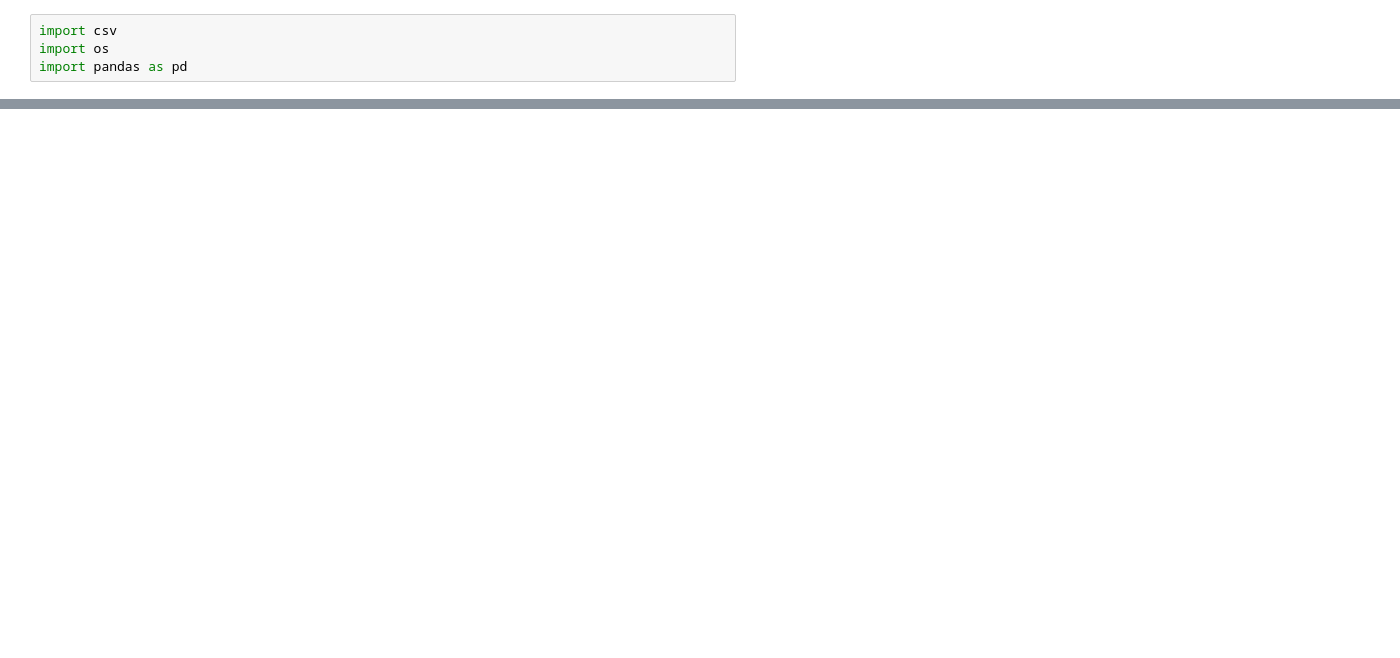
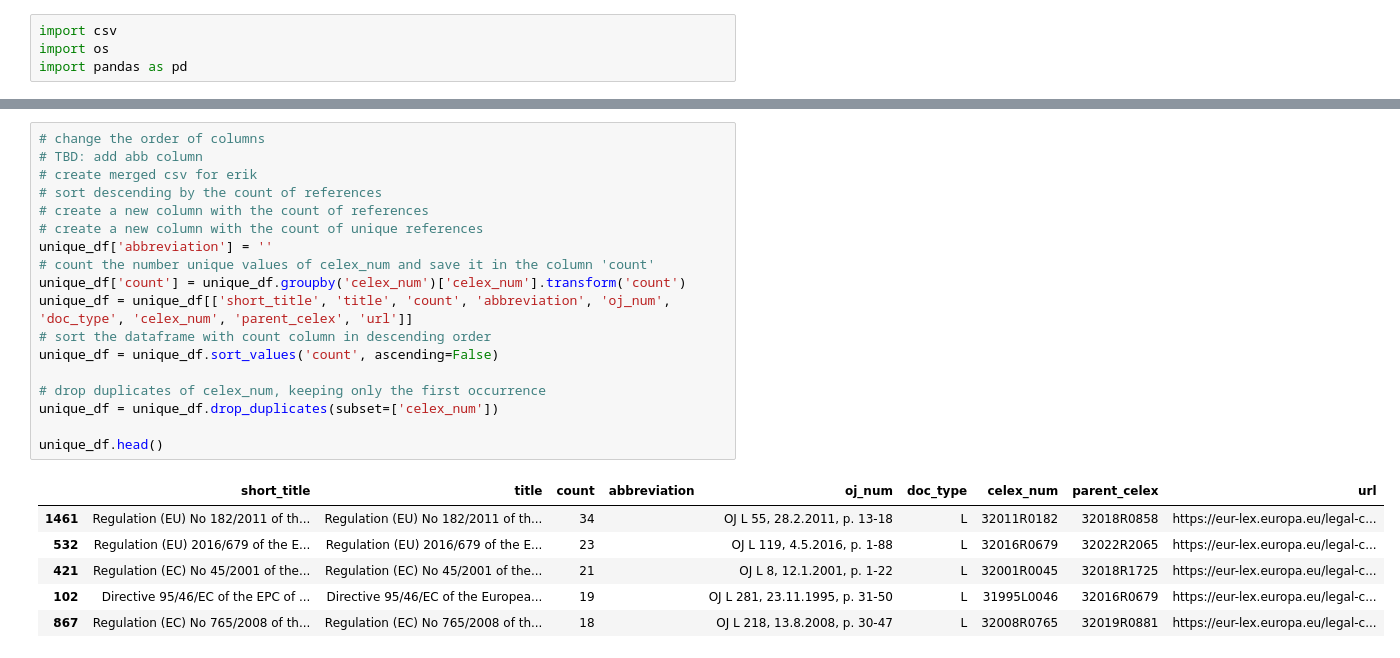
Before and after one commit to chaee/humanet3-repo, a Jupyter notebook: h3-repo/h3_repo/explore_csv.ipynb, the cells around one changed output, grey strips where cells are left out. Saved outputs shown, nothing was run; the diff lists cells and outputs as text; blank space fills up the shorter version.

```diff
--- a/h3-repo/h3_repo/explore_csv.ipynb
+++ b/h3-repo/h3_repo/explore_csv.ipynb
@@ -42,0 +122,25 @@ Name: count, dtype: int64
+# %%
+# change the order of columns
+# TBD: add abb column
+# create merged csv for erik
+# sort descending by the count of references
+# create a new column with the count of references
+# create a new column with the count of unique references
+unique_df['abbreviation'] = ''
+# count the number unique values of celex_num and save it in the column 'count'
+unique_df['count'] = unique_df.groupby('celex_num')['celex_num'].transform('count')
+unique_df = unique_df[['short_title', 'title', 'count', 'abbreviation', 'oj_num', 'doc_type', 'celex_num', 'parent_celex', 'url']]
+# sort the dataframe with count column in descending order
+unique_df = unique_df.sort_values('count', ascending=False)
+
+# drop duplicates of celex_num, keeping only the first occurrence
+unique_df = unique_df.drop_duplicates(subset=['celex_num'])
+
+unique_df.head()
+# %% [output]
+|  | short_title | title | count | abbreviation | oj_num | doc_type | celex_num | parent_celex | url |
+| 1461 | Regulation (EU) No 182/2011 of th... | Regulation (EU) No 182/2011 of th... | 34 |  | OJ L 55, 28.2.2011, p. 13-18 | L | 32011R0182 | 32018R0858 | https://eur-lex.europa.eu/legal-c... |
+| 532 | Regulation (EU) 2016/679 of the E... | Regulation (EU) 2016/679 of the E... | 23 |  | OJ L 119, 4.5.2016, p. 1-88 | L | 32016R0679 | 32022R2065 | https://eur-lex.europa.eu/legal-c... |
+| 421 | Regulation (EC) No 45/2001 of the... | Regulation (EC) No 45/2001 of the... | 21 |  | OJ L 8, 12.1.2001, p. 1-22 | L | 32001R0045 | 32018R1725 | https://eur-lex.europa.eu/legal-c... |
+| 102 | Directive 95/46/EC of the EPC of ... | Directive 95/46/EC of the Europea... | 19 |  | OJ L 281, 23.11.1995, p. 31-50 | L | 31995L0046 | 32016R0679 | https://eur-lex.europa.eu/legal-c... |
+| 867 | Regulation (EC) No 765/2008 of th... | Regulation (EC) No 765/2008 of th... | 18 |  | OJ L 218, 13.8.2008, p. 30-47 | L | 32008R0765 | 32019R0881 | https://eur-lex.europa.eu/legal-c... |
```
Also changed, not shown: parts of 13 cells of this notebook, 1 other file.
